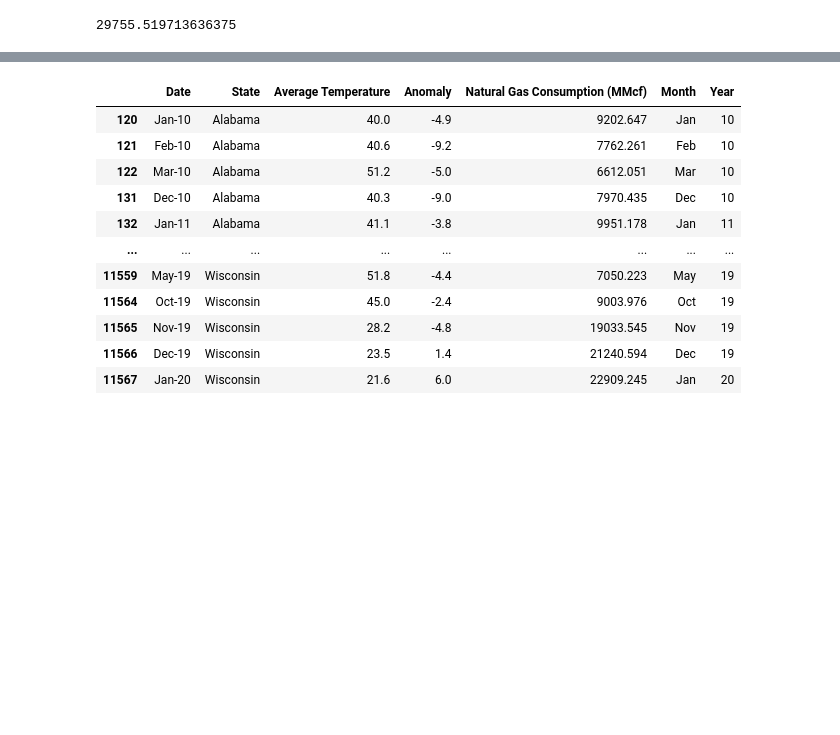
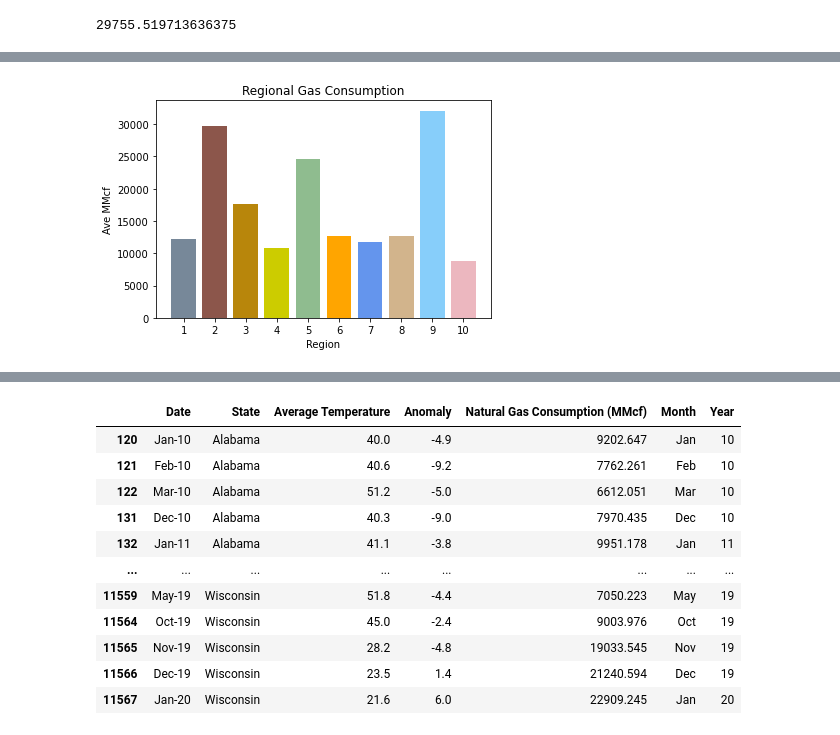
Before and after one commit to kcwf3d/databootcamp_Project_1, a Jupyter notebook: kw/kcw_natural_gas_weather.ipynb, the cells around one changed output, grey strips where cells are left out. Cells and saved outputs as stored; diff of their text form; code cells hidden in the pictures; blank space fills up the shorter version.

```diff
--- a/kw/kcw_natural_gas_weather.ipynb
+++ b/kw/kcw_natural_gas_weather.ipynb
@@ -153,3 +153,6 @@ reg_VII_gas= Region_VII['Natural Gas Consumption (MMcf)'].mean()
 reg_VIII_gas= Region_VIII['Natural Gas Consumption (MMcf)'].mean()
 reg_IX_gas= Region_IX['Natural Gas Consumption (MMcf)'].mean()
 reg_X_gas= Region_X['Natural Gas Consumption (MMcf)'].mean()
+# %%
+reg_name=('1','2','3','4','5','6','7','8','9','10')
+reg_CCmf=([reg_I_gas,reg_II_gas,reg_III_gas,reg_IV_gas,reg_V_gas,reg_VI_gas,reg_VII_gas,reg_VIII_gas,reg_IX_gas,reg_X_gas])
@@ -155,0 +174,8 @@ reg_X_gas= Region_X['Natural Gas Consumption (MMcf)'].mean()
+# %%
+plt.bar(reg_name, reg_CCmf, color=["lightslategrey","tab:brown","darkgoldenrod","#CCCC00","darkseagreen","orange","cornflowerblue",'tan','lightskyblue','#ecb7bf'])
+plt.ylabel('Ave MMcf')
+plt.xlabel('Region')
+plt.title("Regional Gas Consumption")
+plt.show()
+# %% [output]
+[figure, added]
```
Also changed, not shown: parts of 33 cells of this notebook, 3 other files.
